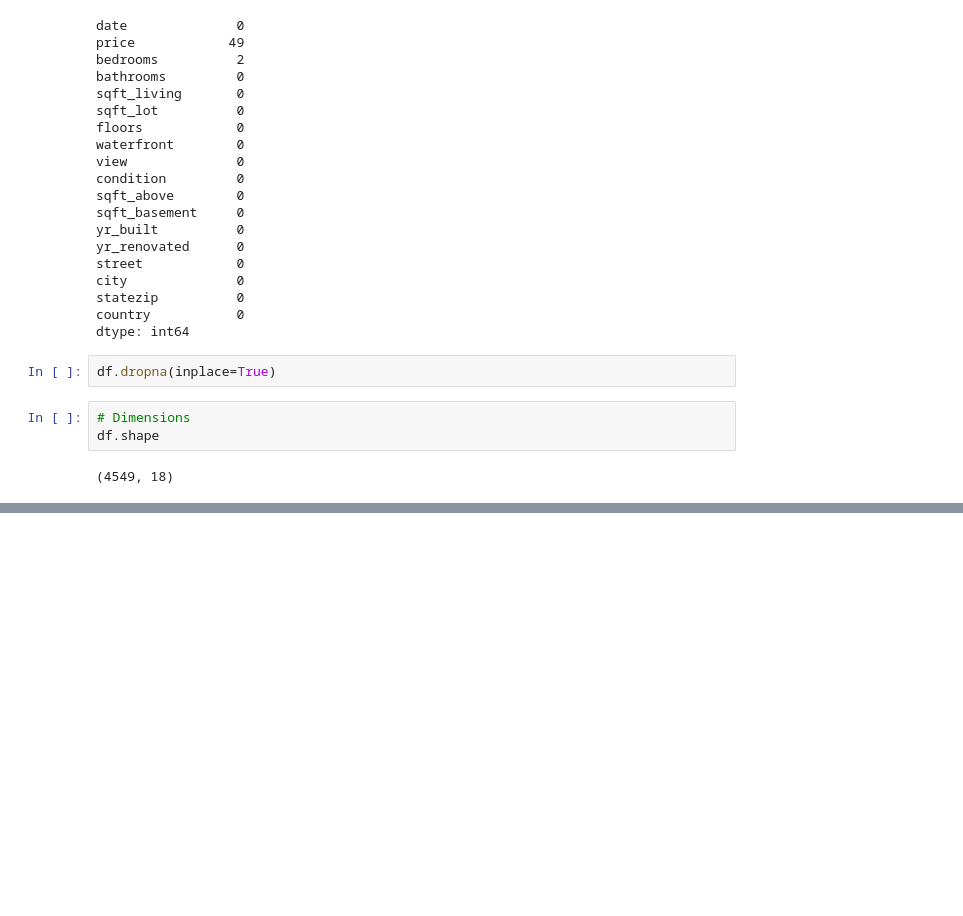
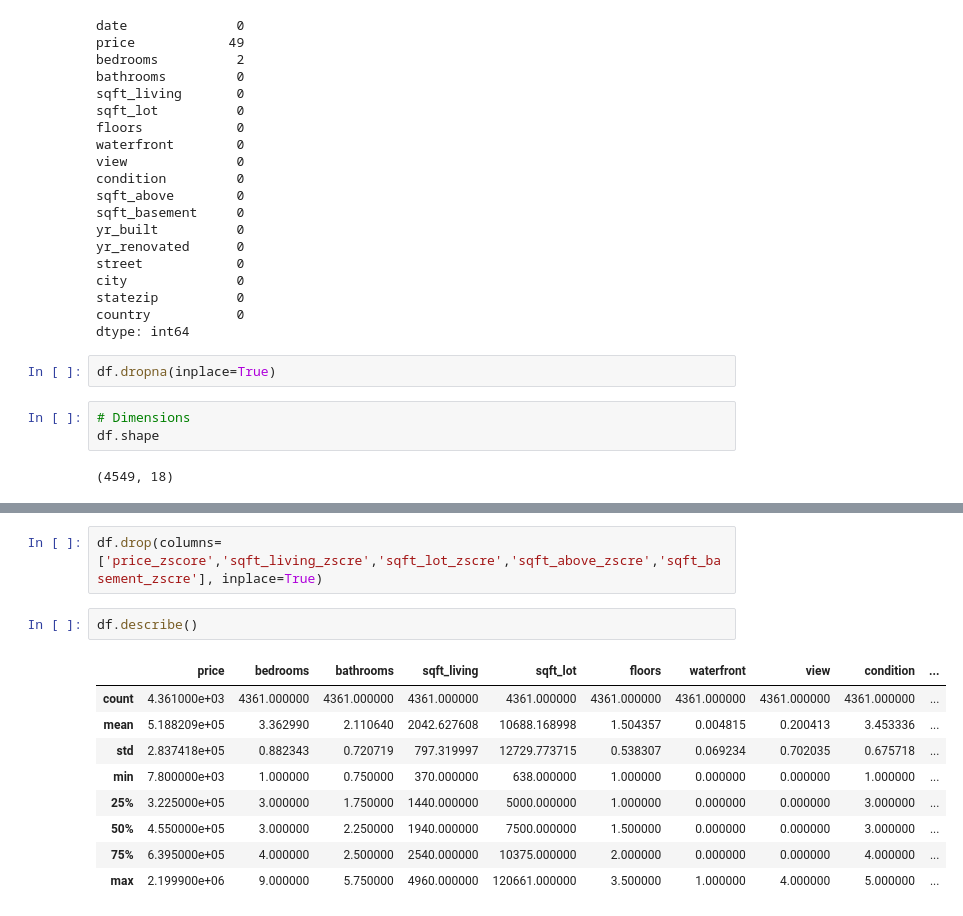
Before and after one commit to shaylahong/Project4_Group7, a Jupyter notebook: data_exploration._cleaning.ipynb, the cells around one changed output, grey strips where cells are left out. Drawn from its saved outputs; the diff is of its cells as text; blank space fills up the shorter version.

```diff
--- a/data_exploration.ipynb
+++ b/data_exploration._cleaning.ipynb
@@ -92,0 +105,14 @@ df['price_zscore'] = zscore(df['price'])
+# %%
+df.drop(columns=['price_zscore','sqft_living_zscre','sqft_lot_zscre','sqft_above_zscre','sqft_basement_zscre'], inplace=True)
+# %%
+df.describe()
+# %% [output]
+|  | price | bedrooms | bathrooms | sqft_living | sqft_lot | floors | waterfront | view | condition | ... |
+| count | 4.361000e+03 | 4361.000000 | 4361.000000 | 4361.000000 | 4361.000000 | 4361.000000 | 4361.000000 | 4361.000000 | 4361.000000 | ... |
+| mean | 5.188209e+05 | 3.362990 | 2.110640 | 2042.627608 | 10688.168998 | 1.504357 | 0.004815 | 0.200413 | 3.453336 | ... |
+| std | 2.837418e+05 | 0.882343 | 0.720719 | 797.319997 | 12729.773715 | 0.538307 | 0.069234 | 0.702035 | 0.675718 | ... |
+| min | 7.800000e+03 | 1.000000 | 0.750000 | 370.000000 | 638.000000 | 1.000000 | 0.000000 | 0.000000 | 1.000000 | ... |
+| 25% | 3.225000e+05 | 3.000000 | 1.750000 | 1440.000000 | 5000.000000 | 1.000000 | 0.000000 | 0.000000 | 3.000000 | ... |
+| 50% | 4.550000e+05 | 3.000000 | 2.250000 | 1940.000000 | 7500.000000 | 1.500000 | 0.000000 | 0.000000 | 3.000000 | ... |
+| 75% | 6.395000e+05 | 4.000000 | 2.500000 | 2540.000000 | 10375.000000 | 2.000000 | 0.000000 | 0.000000 | 4.000000 | ... |
+| max | 2.199900e+06 | 9.000000 | 5.750000 | 4960.000000 | 120661.000000 | 3.500000 | 1.000000 | 4.000000 | 5.000000 | ... |
```
Also changed, not shown: parts of 9 cells of this notebook, 1 other file.
